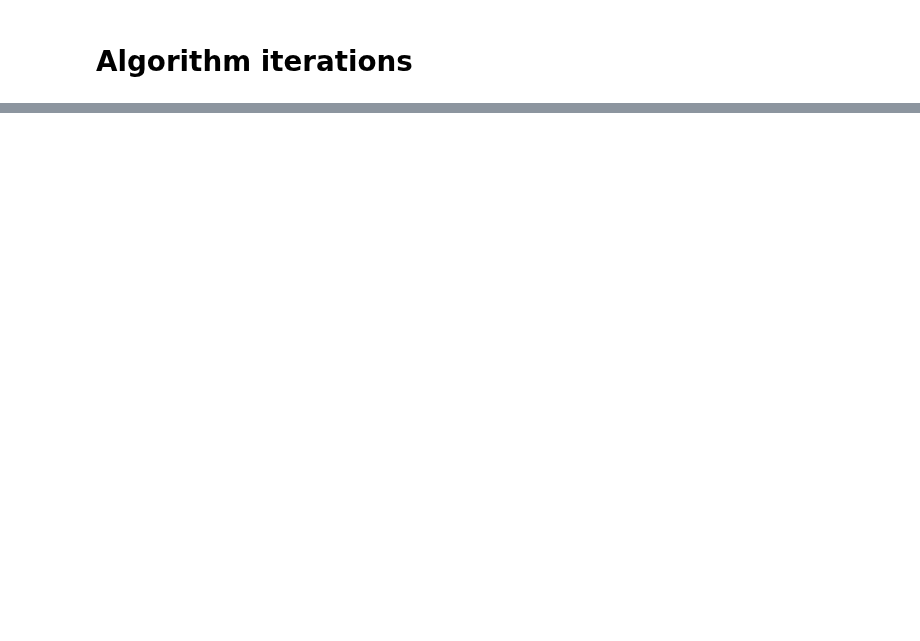
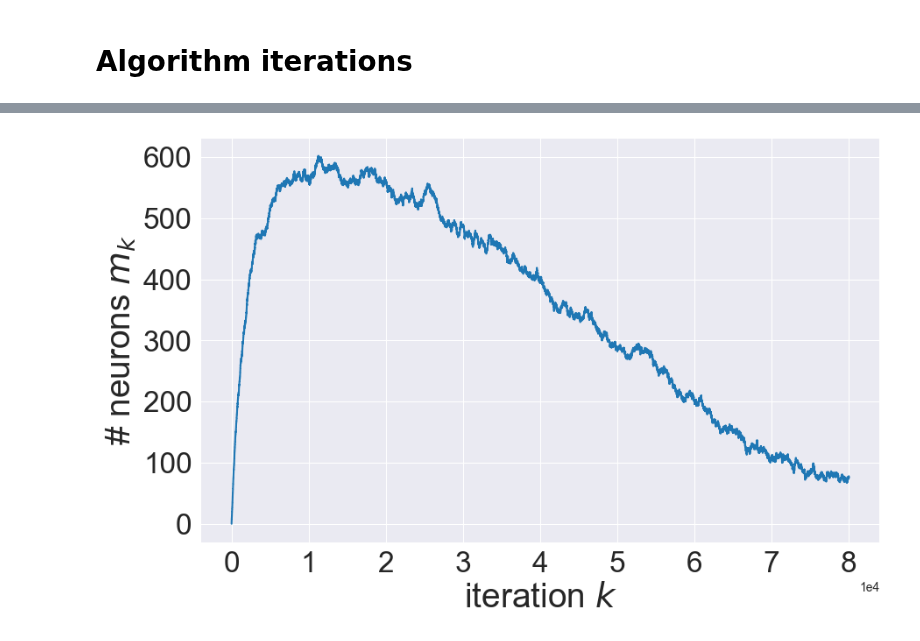
Before and after one commit to karl-hajjar/pop-conic, a Jupyter notebook: pop_conic/notebooks/pop-conic-2-steps.ipynb, the cells around one changed output, grey strips where cells are left out. Saved outputs shown, nothing was run; the diff lists cells and outputs as text; code cells hidden in the pictures; blank space fills up the shorter version.

```diff
--- a/pop_conic/notebooks/pop-conic-2-steps.ipynb
+++ b/pop_conic/notebooks/pop-conic-2-steps.ipynb
@@ -273,8 +81,0 @@ plt.show()
-# %%
-# FULL LOOP (POP-CONIC 10 samples & 1 update per step)
-n_neurons = 10
-n_updates = 1
-
-a, b, _ = initialize_net(x_train, y_train, n_neurons=n_neurons)
-a, b, train_losses, val_losses, neurons = train(N_STEPS, a, b, x_train, y_train, x_val, y_val,
-                                                n_samples=n_neurons, n_updates=n_updates)
@@ -363,8 +81,0 @@ a.shape[1]
-# %%
-# FULL LOOP (POP-CONIC 10 sample & 10 update per step)
-n_neurons = 10
-n_updates = 10
-
-a, b, _ = initialize_net(x_train, y_train, n_neurons=n_neurons)
-a, b, train_losses, val_losses, neurons = train(N_STEPS//10, a, b, x_train, y_train, x_val, y_val,
-                                                n_samples=n_neurons, n_updates=n_updates)
@@ -601,0 +82,9 @@ plt.show()
+# %%
+def compute_losses(a, b, x, y, penalized=True):
+    y_hat = forward(a, b, x)
+    loss_ = 0.5 * np.mean((y_hat - y)**2)
+    if penalized:
+        penalized_loss = loss_ + LAMBDA * np.sum(np.abs(a))
+    else:
+        0.
+    return loss_, penalized_loss
@@ -601,0 +221,3 @@ plt.show()
+# %%
+a, b, ms, train_losses, penalized_train_losses, val_losses, penalized_val_losses = \
+        train(N_STEPS, x_train, y_train, x_val, y_val)
@@ -601,0 +280,17 @@ plt.show()
+# %%
+plt.figure(figsize=(10, 6))
+marker = None #'o'
+#plt.xscale('log')
+#plt.yscale('log')
+
+plt.plot(np.arange(2*N_STEPS+1), ms)
+
+plt.xlabel('iteration $k$', fontsize=28)
+plt.ylabel('# neurons $m_k$', fontsize=28)
+plt.ticklabel_format(style='sci', axis='x', scilimits=(0,0))
+plt.xticks(fontsize=24)
+plt.yticks(fontsize=24)
+#plt.savefig(os.path.join(FIGURES_DIR, 'complexity-ista-1-1.png'), bbox_inches='tight')
+plt.show()
+# %% [output]
+[figure, added]
```
Also changed, not shown: parts of 56 cells of this notebook, 2 other files.
